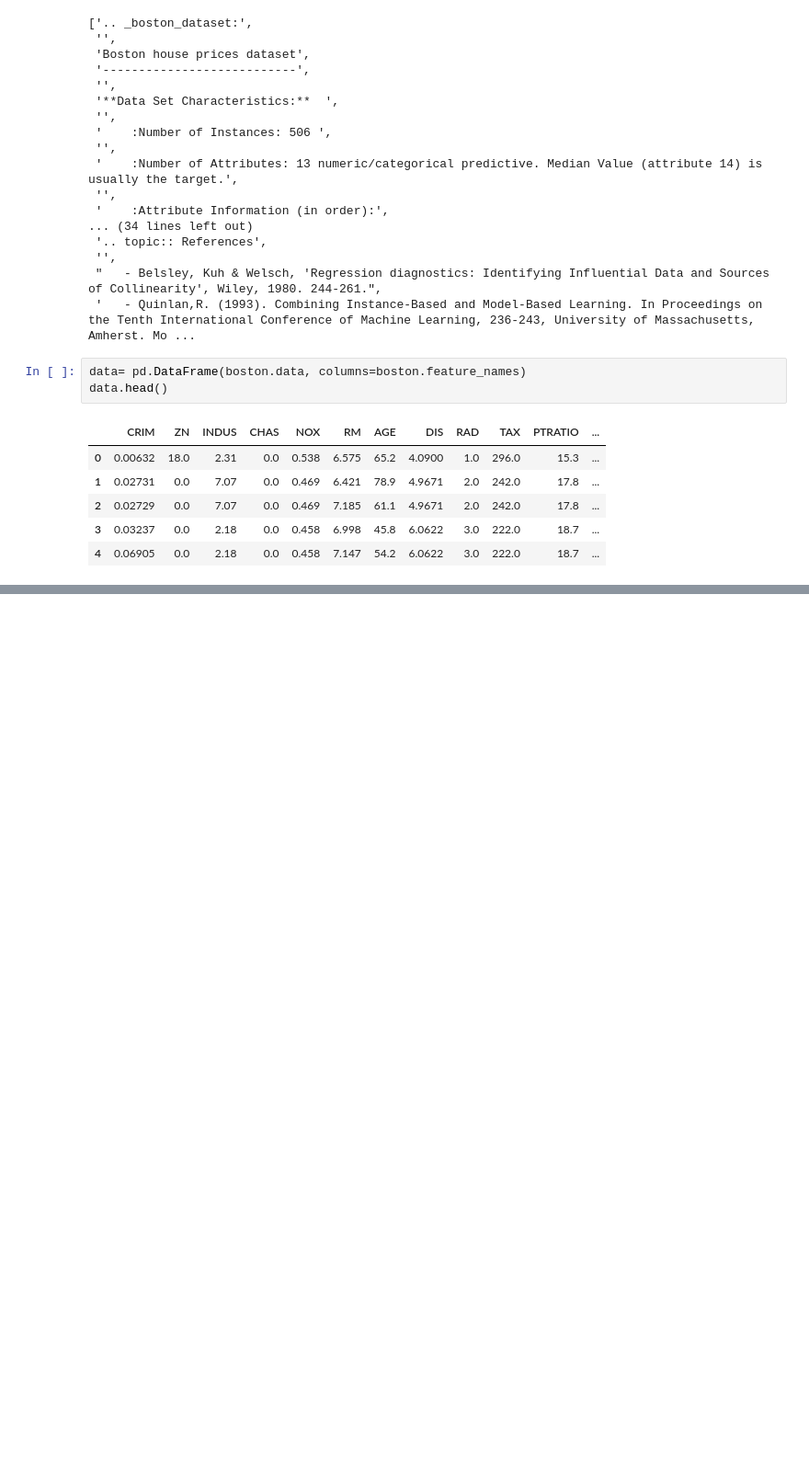
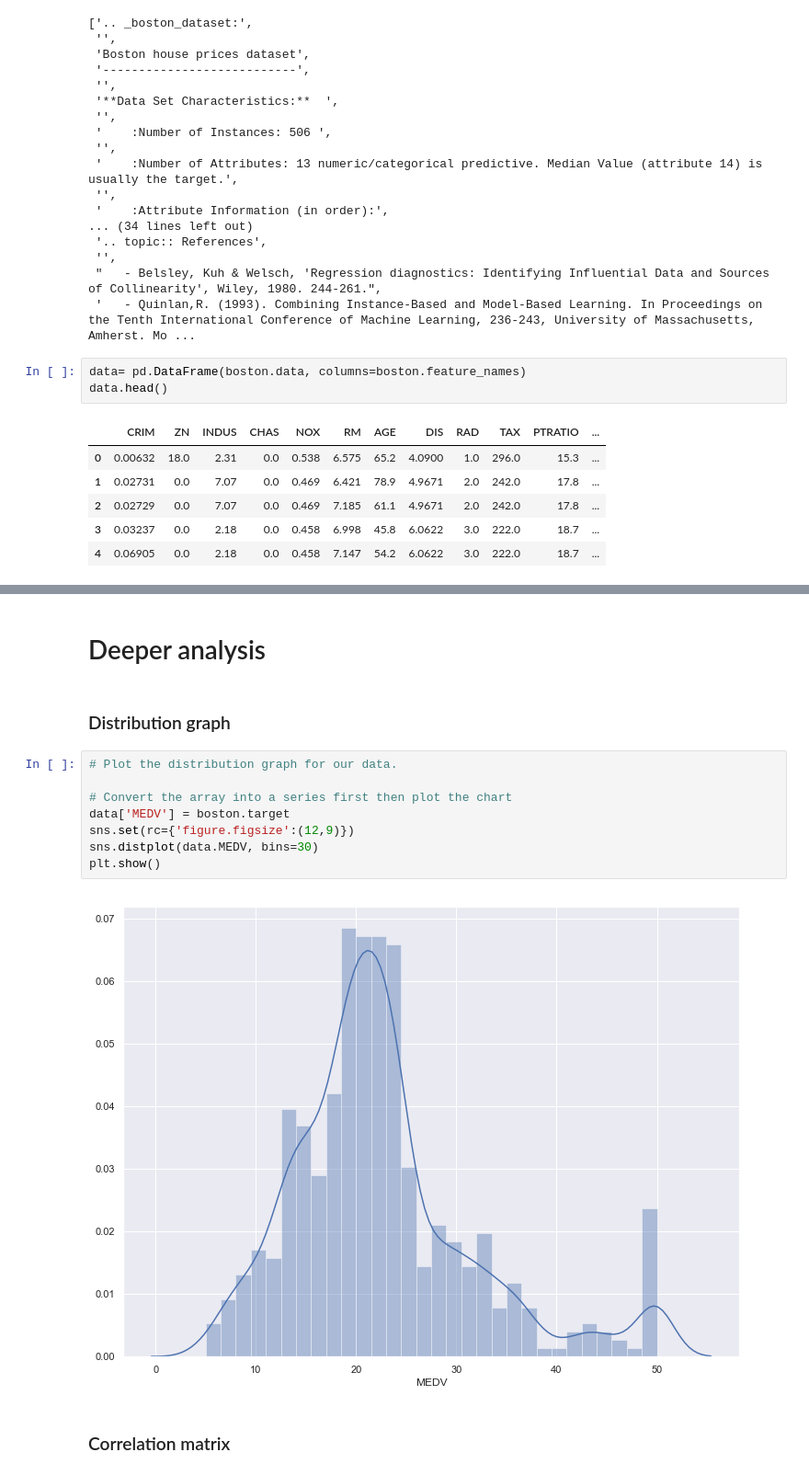
Before and after one commit to lewis-munyi/kamilimu-DS-track, a Jupyter notebook: EDA-Boston.ipynb, the cells around one changed output, grey strips where cells are left out. Shown at 92% size. Cells and saved outputs as stored; diff of their text form; blank space fills up the shorter version.

Commit message:
Deeper EDA

```diff
--- a/EDA-Boston.ipynb
+++ b/EDA-Boston.ipynb
@@ -59,0 +146,16 @@ data.head()
+# %% [markdown]
+# Deeper analysis
+# %% [markdown]
+### Distribution graph
+# %%
+# Plot the distribution graph for our data.
+
+# Convert the array into a series first then plot the chart
+data['MEDV'] = boston.target
+sns.set(rc={'figure.figsize':(12,9)})
+sns.distplot(data.MEDV, bins=30)
+plt.show()
+# %% [output]
+[figure, added]
+# %% [markdown]
+### Correlation matrix
```
Also changed, not shown: parts of 23 cells of this notebook.
